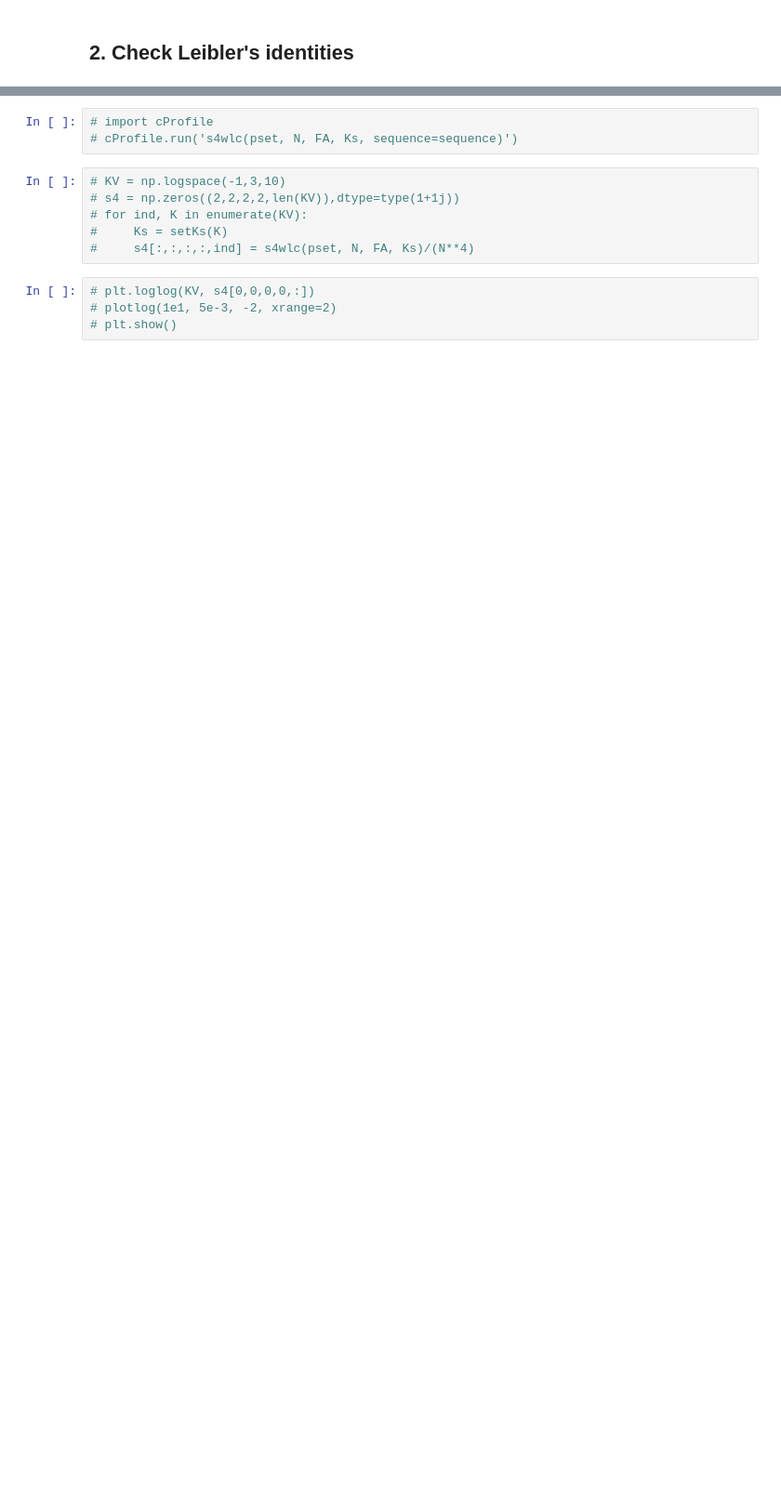
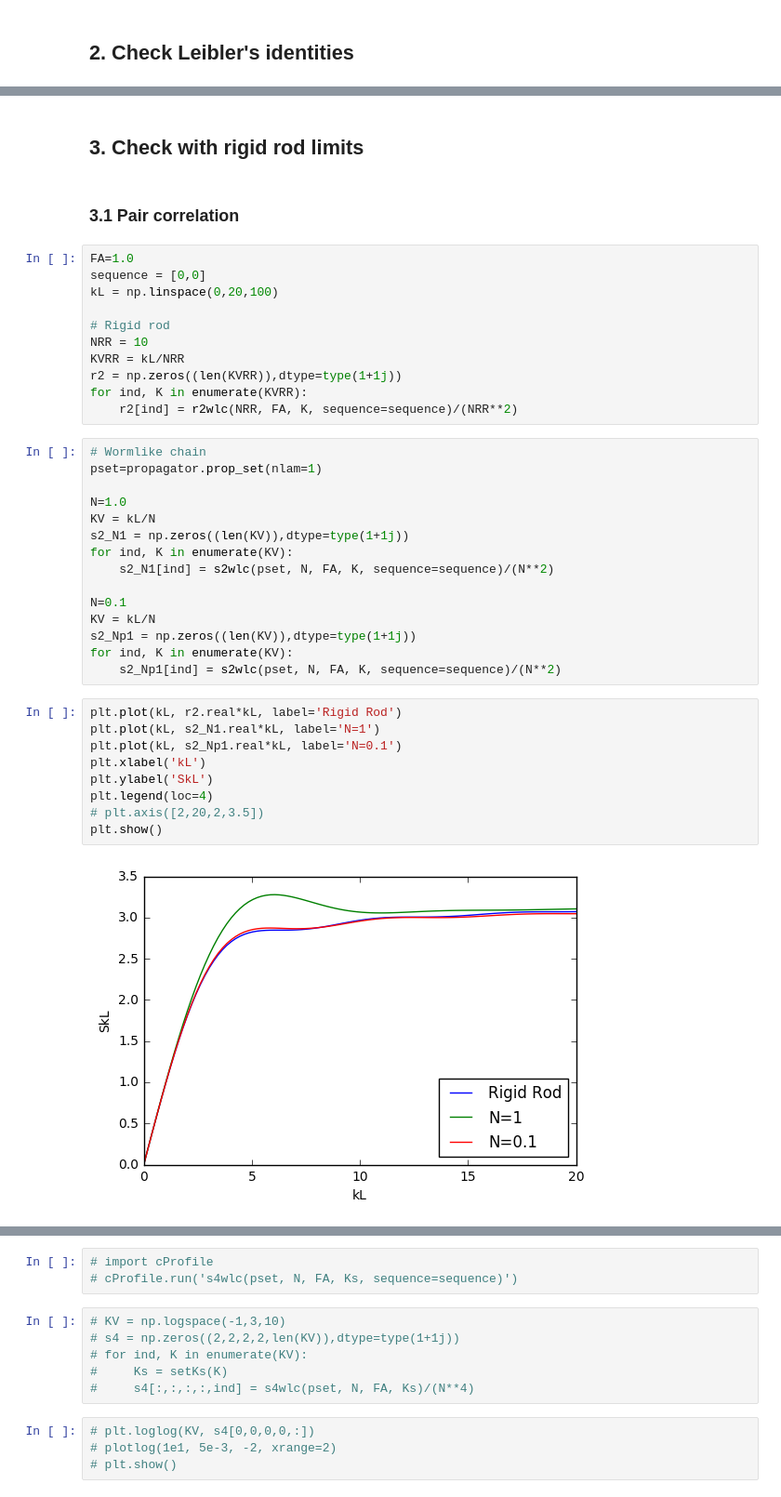
Before and after one commit to qmacAstanford/MultiPointCalculation, a Jupyter notebook: TestCORRcalc.ipynb, the cells around one changed output, grey strips where cells are left out. Shown at 93% size. Drawn from its saved outputs; the diff is of its cells as text; blank space fills up the shorter version.

Commit message:
added structure tests with rigid rods

```diff
--- a/TestCORRcalc.ipynb
+++ b/TestCORRcalc.ipynb
@@ -158,3 +69,44 @@ print(s4wlc(pset, wigset, N, FA, k, sequence=[0, 1, 1, 0]))
 
 print(s4wlc(pset, wigset, N, FA, k, sequence=[1, 0, 1, 0]))
 print(s4wlc(pset, wigset, N, FA, k, sequence=[0, 1, 0, 1]))
+# %% [markdown]
+## 3. Check with rigid rod limits
+# %% [markdown]
+### 3.1 Pair correlation
+# %%
+FA=1.0
+sequence = [0,0]
+kL = np.linspace(0,20,100)
+
+# Rigid rod
+NRR = 10
+KVRR = kL/NRR
+r2 = np.zeros((len(KVRR)),dtype=type(1+1j))
+for ind, K in enumerate(KVRR):
+    r2[ind] = r2wlc(NRR, FA, K, sequence=sequence)/(NRR**2)
+# %%
+# Wormlike chain
+pset=propagator.prop_set(nlam=1)
+
+N=1.0
+KV = kL/N
+s2_N1 = np.zeros((len(KV)),dtype=type(1+1j))
+for ind, K in enumerate(KV):
+    s2_N1[ind] = s2wlc(pset, N, FA, K, sequence=sequence)/(N**2)
+
+N=0.1
+KV = kL/N
+s2_Np1 = np.zeros((len(KV)),dtype=type(1+1j))
+for ind, K in enumerate(KV):
+    s2_Np1[ind] = s2wlc(pset, N, FA, K, sequence=sequence)/(N**2)
+# %%
+plt.plot(kL, r2.real*kL, label='Rigid Rod')
+plt.plot(kL, s2_N1.real*kL, label='N=1')
+plt.plot(kL, s2_Np1.real*kL, label='N=0.1')
+plt.xlabel('kL')
+plt.ylabel('SkL')
+plt.legend(loc=4)
+# plt.axis([2,20,2,3.5])
+plt.show()
+# %% [output]
+[figure, added]
```
Also changed, not shown: parts of 34 cells of this notebook, 5 other files.
